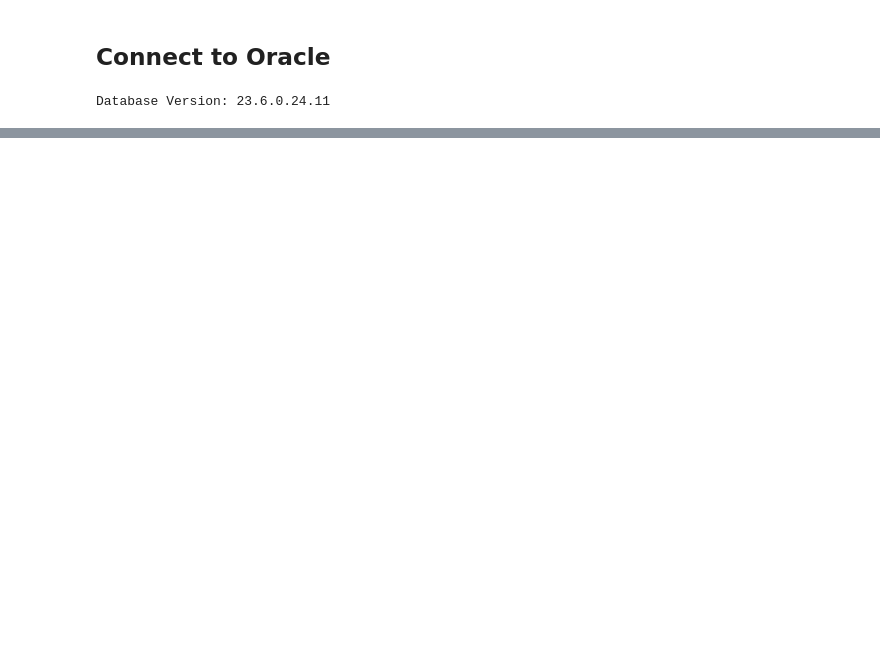
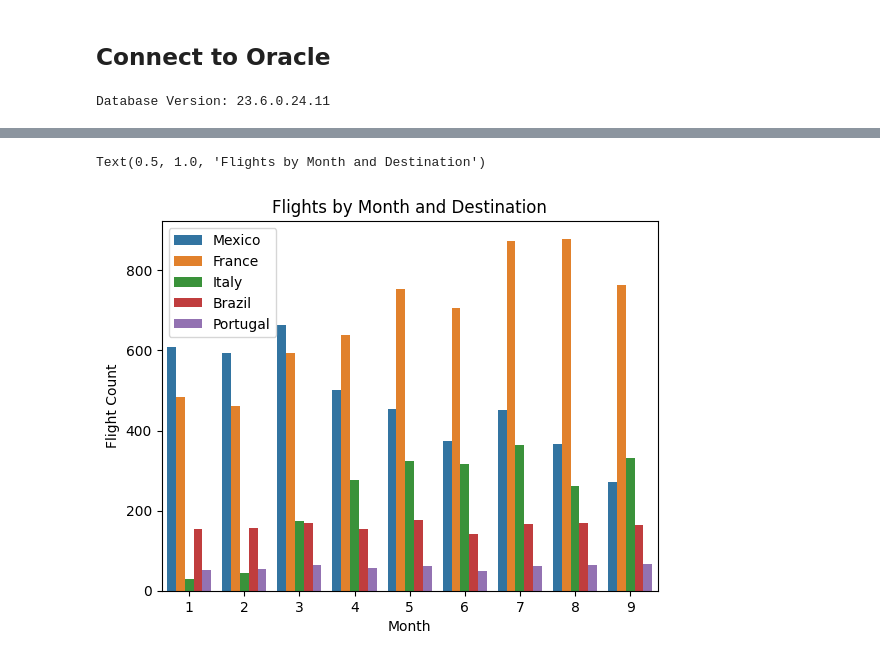
Before and after one commit to alexdelargy/DS320FinalProject, a Jupyter notebook: main.ipynb, the cells around one changed output, grey strips where cells are left out. Drawn from its saved outputs; the diff is of its cells as text; code cells hidden in the pictures; blank space fills up the shorter version.

```diff
--- a/main.ipynb
+++ b/main.ipynb
@@ -343,0 +475,10 @@ df_Unemployment = pd.read_csv(io.StringIO(responseUnemployment.decode('utf-8')))
+# %%
+sns.barplot(data=df_mediated, x="MONTH", y="FLIGHTCOUNT", hue="COUNTRY")
+plt.legend(title="Destination")
+plt.xlabel("Month")
+plt.ylabel("Flight Count")
+plt.legend()
+plt.title("Flights by Month and Destination")
+# %% [output]
+Text(0.5, 1.0, 'Flights by Month and Destination')
+[figure, added]
```
Also changed, not shown: parts of 44 cells of this notebook, 5 other files.
